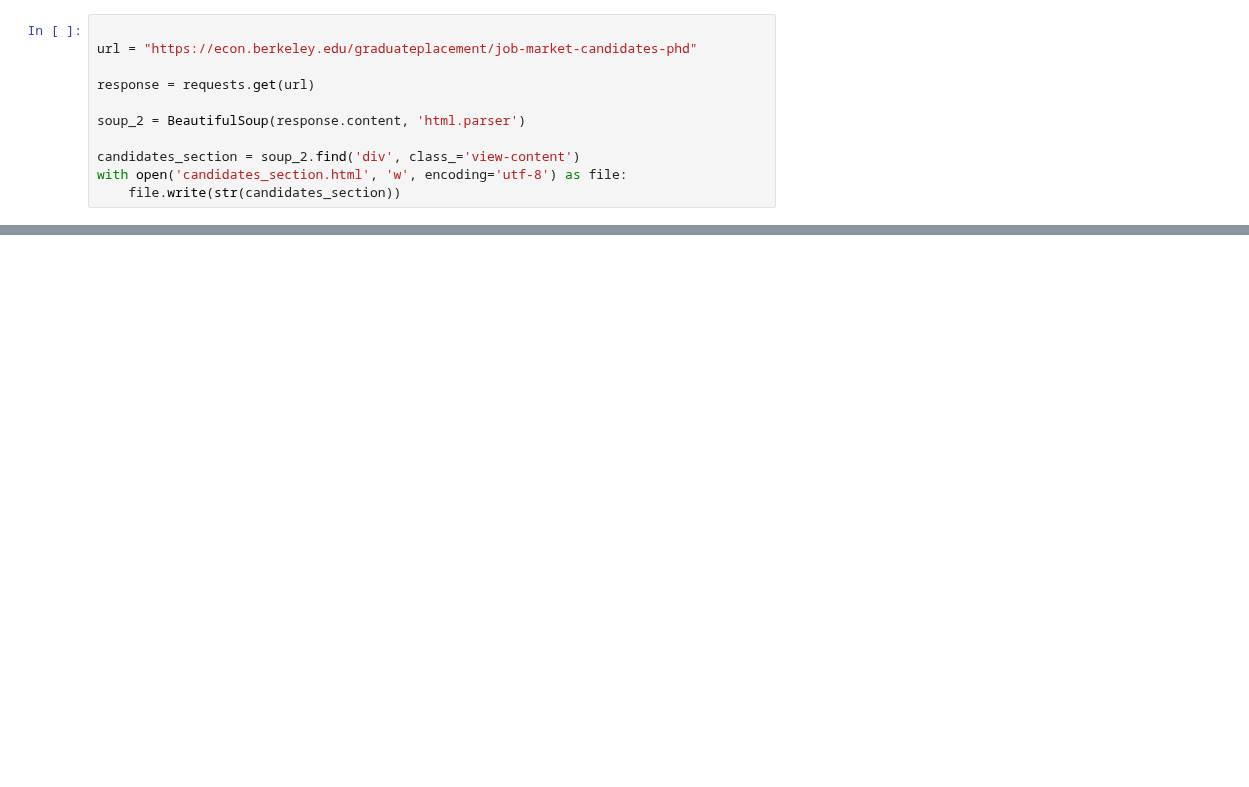
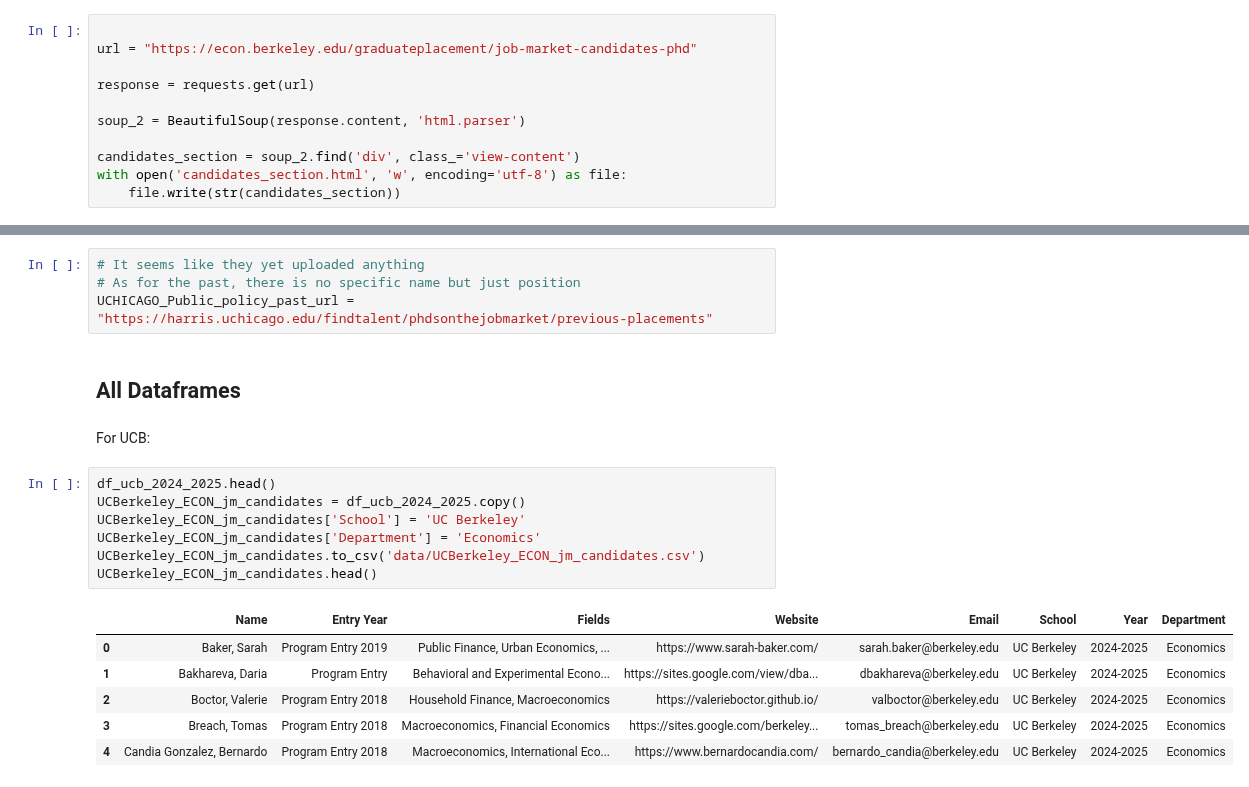
Before and after one commit to schan676/Gender_composition_STEM, a Jupyter notebook: UCB_UCHICAGO_SCRAPE.ipynb, the cells around one changed output, grey strips where cells are left out. Cells and saved outputs as stored; diff of their text form; blank space fills up the shorter version.

```diff
--- a/UCB_UCHICAGO_SCRAPE.ipynb
+++ b/UCB_UCHICAGO_SCRAPE.ipynb
@@ -258,0 +709,22 @@ soup_ARE
+# %%
+# It seems like they yet uploaded anything
+# As for the past, there is no specific name but just position
+UCHICAGO_Public_policy_past_url = "https://harris.uchicago.edu/findtalent/phdsonthejobmarket/previous-placements"
+# %% [markdown]
+## All Dataframes
+# %% [markdown]
+For UCB:
+# %%
+df_ucb_2024_2025.head()
+UCBerkeley_ECON_jm_candidates = df_ucb_2024_2025.copy()
+UCBerkeley_ECON_jm_candidates['School'] = 'UC Berkeley'
+UCBerkeley_ECON_jm_candidates['Department'] = 'Economics'
+UCBerkeley_ECON_jm_candidates.to_csv('data/UCBerkeley_ECON_jm_candidates.csv')
+UCBerkeley_ECON_jm_candidates.head()
+# %% [output]
+|  | Name | Entry Year | Fields | Website | Email | School | Year | Department |
+| 0 | Baker, Sarah | Program Entry 2019 | Public Finance, Urban Economics, ... | https://www.sarah-baker.com/ | sarah.baker@berkeley.edu | UC Berkeley | 2024-2025 | Economics |
+| 1 | Bakhareva, Daria | Program Entry | Behavioral and Experimental Econo... | https://sites.google.com/view/dba... | dbakhareva@berkeley.edu | UC Berkeley | 2024-2025 | Economics |
+| 2 | Boctor, Valerie | Program Entry 2018 | Household Finance, Macroeconomics | https://valerieboctor.github.io/ | valboctor@berkeley.edu | UC Berkeley | 2024-2025 | Economics |
+| 3 | Breach, Tomas | Program Entry 2018 | Macroeconomics, Financial Economics | https://sites.google.com/berkeley... | tomas_breach@berkeley.edu | UC Berkeley | 2024-2025 | Economics |
+| 4 | Candia Gonzalez, Bernardo | Program Entry 2018 | Macroeconomics, International Eco... | https://www.bernardocandia.com/ | bernardo_candia@berkeley.edu | UC Berkeley | 2024-2025 | Economics |
```
Also changed, not shown: parts of 54 cells of this notebook.
